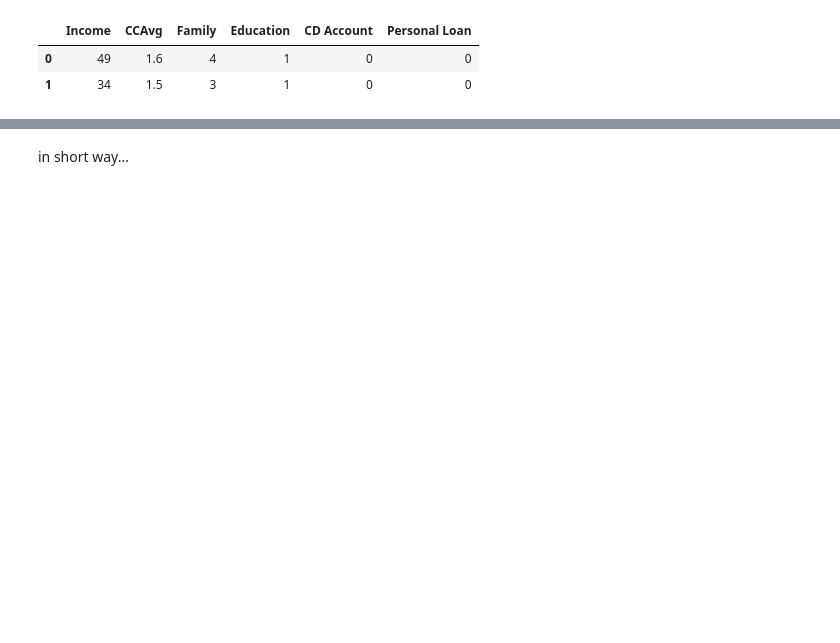
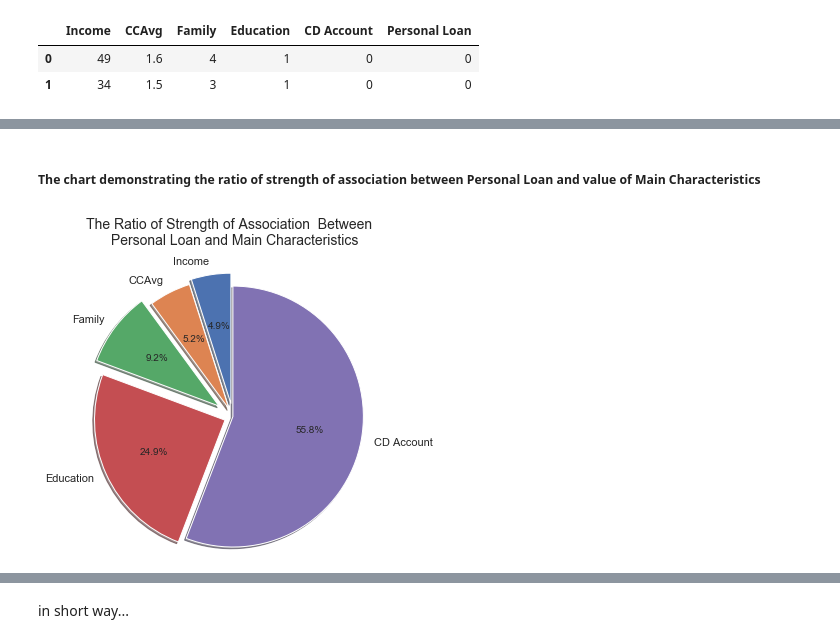
Before and after one commit to Alex-Romanenko/Bank_Looking_For_Clients, a Jupyter notebook: 00_main.ipynb, the cells around one changed output, grey strips where cells are left out. Cells and saved outputs as stored; diff of their text form; code cells hidden in the pictures; blank space fills up the shorter version.

```diff
--- a/00_main.ipynb
+++ b/00_main.ipynb
@@ -752,0 +748,2 @@ exp_odds
+# %%
+log_mod = sm.Logit(exp_df['Personal Loan'], exp_df[['intercept','Income', 'CCAvg', 'Family', 'Education', 'CD Account']]).fit()
@@ -752,0 +770,2 @@ exp_odds
+# %%
+odds = np.exp(log_mod.params)
@@ -752,0 +782,4 @@ exp_odds
+# %%
+odds_df = pd.DataFrame(odds[1:], columns = ["Odds"])
+# %%
+odds_df['odds_increment'] = odds_df.Odds
@@ -752,0 +799,14 @@ exp_odds
+# %% [markdown]
+##### The chart demonstrating the ratio of strength of association  between Personal Loan and value of Main Characteristics
+# %%
+sizes = odds_df.Odds.tolist()# list of sizes of slices
+labels = odds_df.index.tolist() # list of labels
+explode = (0.15, 0.1, 0.2, 0.1, 0)  # "explode" the 2nd and 3rd slices
+plt.axis('equal'); # set aspect ration as equal to make sure the pie is drawn as a circle
+plt.pie(sizes, labels = labels,explode = explode, radius = 1.5, \
+        shadow = True, startangle = 90,autopct= '%1.1f%%')
+plt.title('The Ratio of Strength of Association  Between  \n Personal Loan and Main Characteristics', \
+          fontsize = 14, y = 1.26);
+plt.savefig('ratio_of_stregth_of_association .png')
+# %% [output]
+[figure, added]
```
Also changed, not shown: parts of 91 cells of this notebook.
